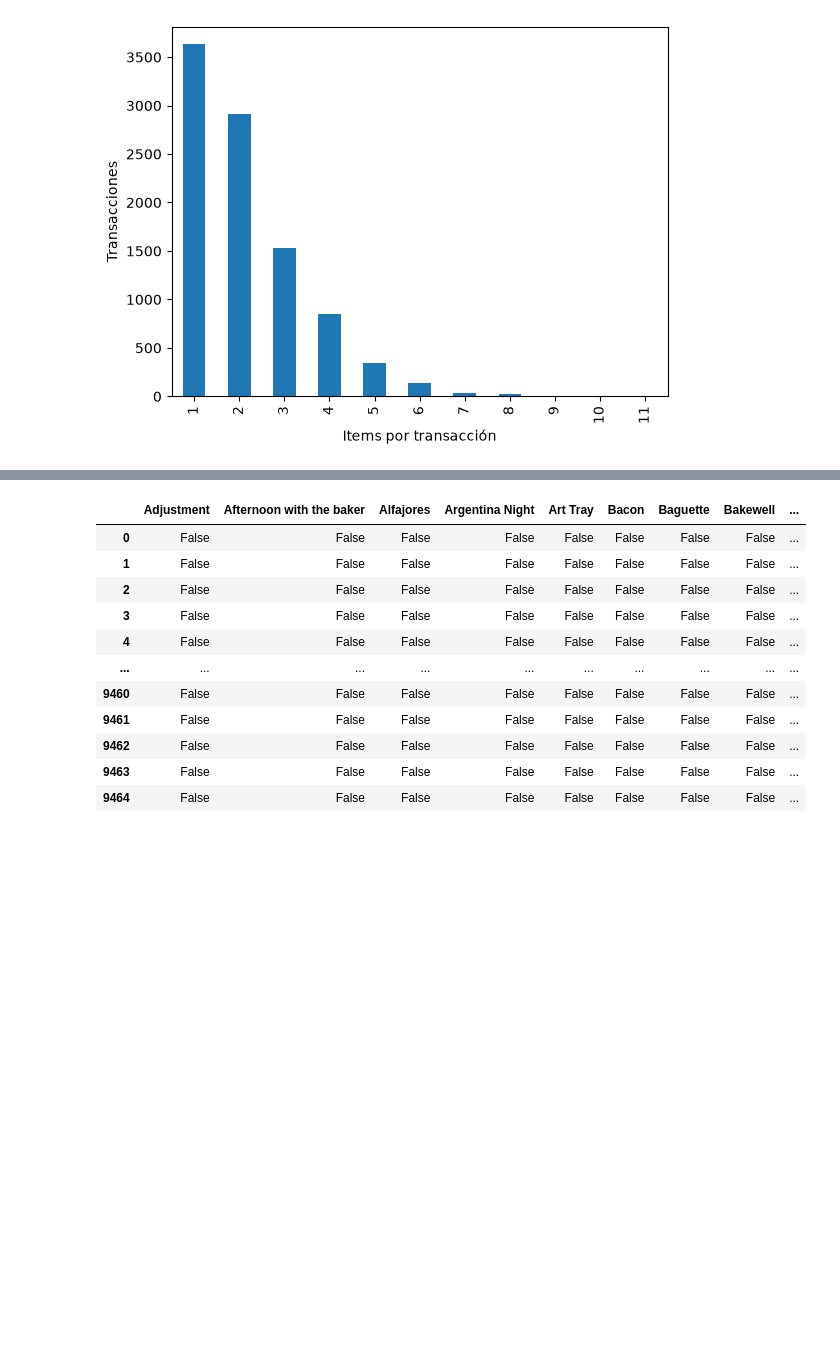
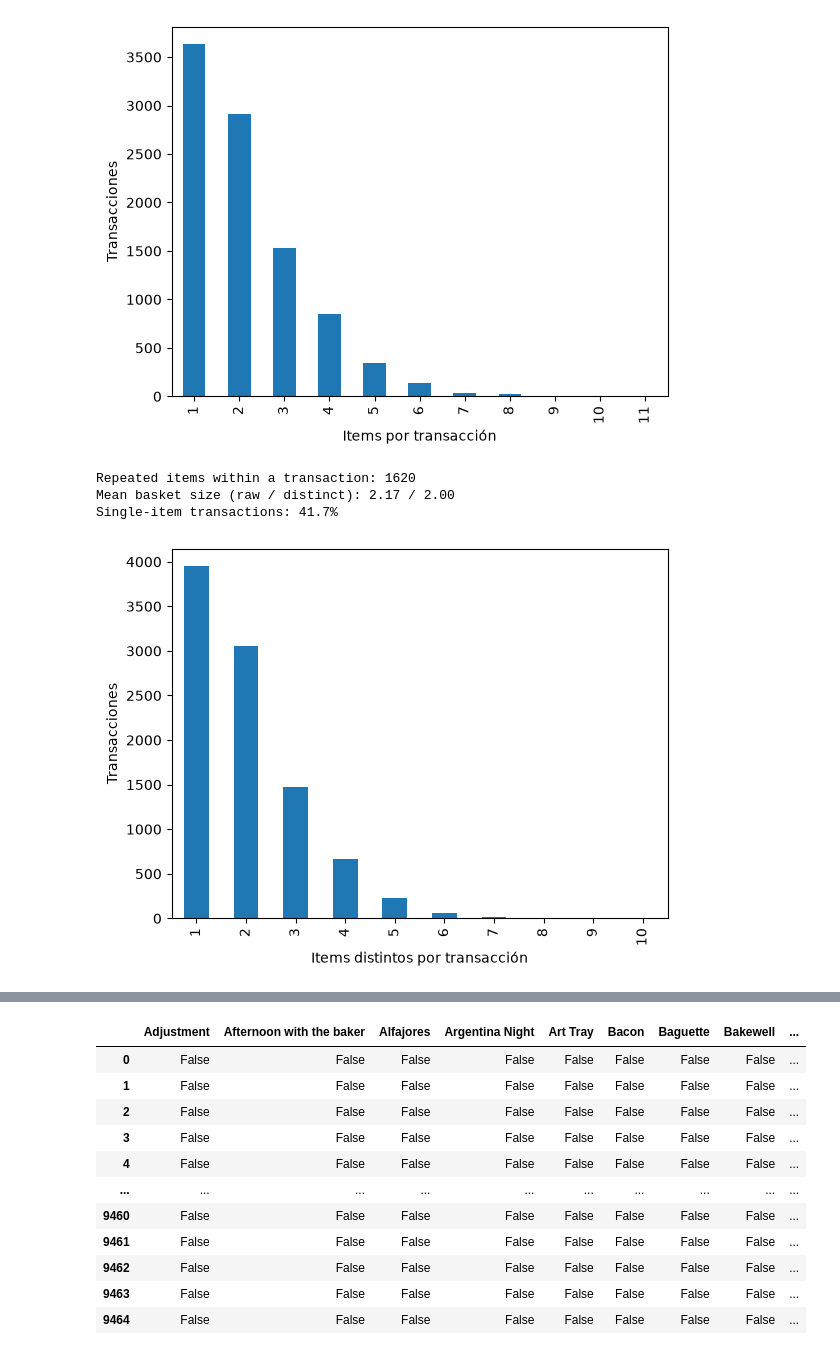
Before and after one commit to ku2a/fp-growth, a Jupyter notebook: main.ipynb, the cells around one changed output, grey strips where cells are left out. Drawn from its saved outputs; the diff is of its cells as text; code cells hidden in the pictures; blank space fills up the shorter version.

```diff
--- a/main.ipynb
+++ b/main.ipynb
@@ -161,3 +165,20 @@ plt.ylabel('Transacciones')
 plt.show()
 # %% [output]
 [figure]
+# %%
+dup_items = data.duplicated(['Transaction', 'Item']).sum()
+n_unique_items = transaction['Items'].apply(lambda items: len(set(items)))
+
+print(f'Repeated items within a transaction: {dup_items}')
+print(f'Mean basket size (raw / distinct): {n_items.mean():.2f} / {n_unique_items.mean():.2f}')
+print(f'Single-item transactions: {(n_unique_items == 1).mean():.1%}')
+
+n_unique_items.value_counts().sort_index().plot(kind='bar')
+plt.xlabel('Items distintos por transacción')
+plt.ylabel('Transacciones')
+plt.show()
+# %% [output]
+Repeated items within a transaction: 1620
+Mean basket size (raw / distinct): 2.17 / 2.00
+Single-item transactions: 41.7%
+[figure, added]
```
Also changed, not shown: parts of 11 cells of this notebook.
